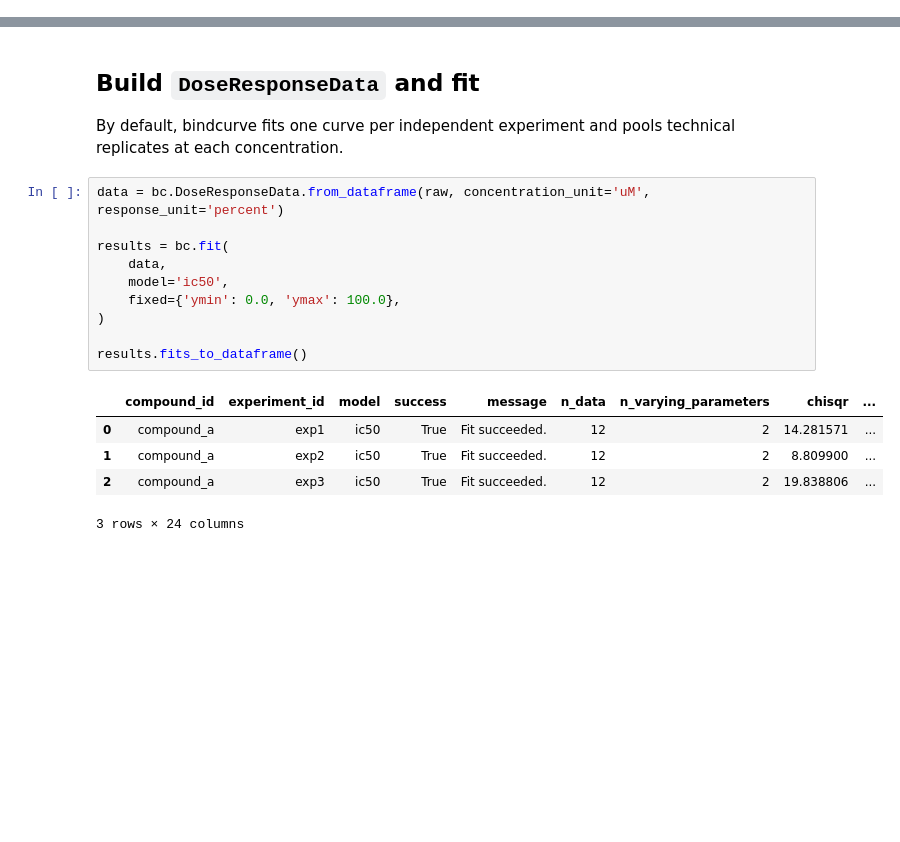
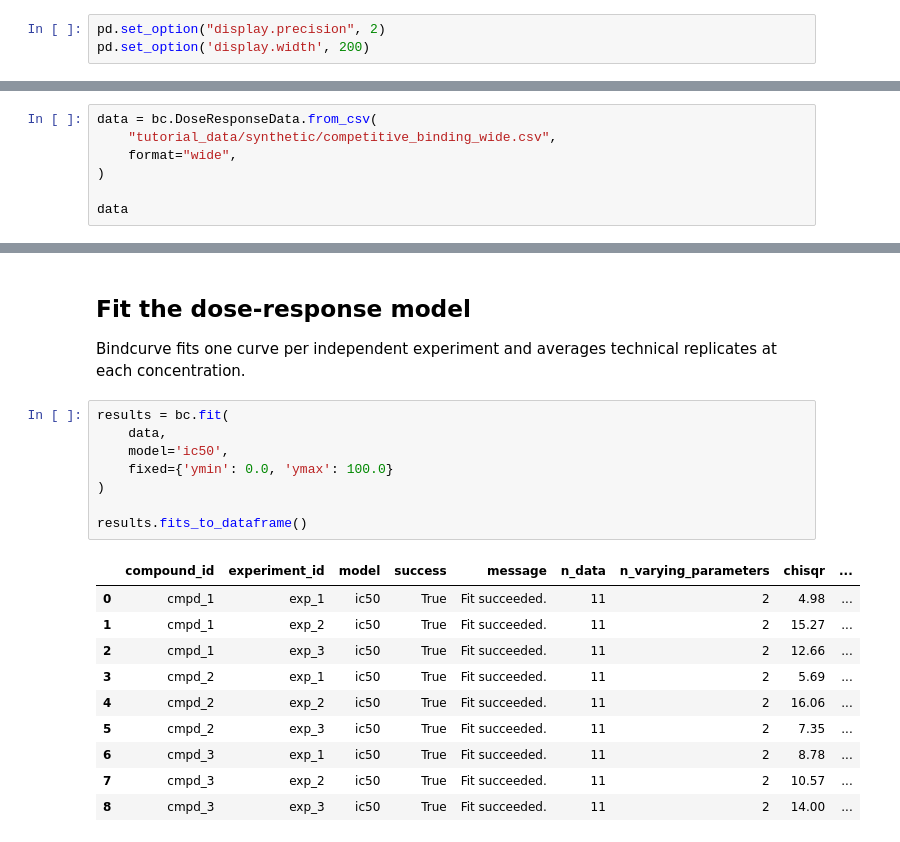
Before and after one commit to choutkaj/bindcurve, a Jupyter notebook: tutorials/00_basics.ipynb, the cells around one changed output, grey strips where cells are left out. Drawn from its saved outputs; the diff is of its cells as text; blank space fills up the shorter version.

```diff
--- a/tutorials/00_basics.ipynb
+++ b/tutorials/00_basics.ipynb
@@ -43,0 +13,3 @@ raw.head()
+# %%
+pd.set_option("display.precision", 2)
+pd.set_option('display.width', 200)
@@ -43,0 +18,7 @@ raw.head()
+# %%
+data = bc.DoseResponseData.from_csv(
+    "tutorial_data/synthetic/competitive_binding_wide.csv",
+    format="wide",
+)
+
+data
@@ -44,23 +40,26 @@ raw.head()
 # %% [markdown]
-## Build `DoseResponseData` and fit
+## Fit the dose-response model
 
-By default, bindcurve fits one curve per independent experiment and pools technical replicates at each concentration.
+Bindcurve fits one curve per independent experiment and averages technical replicates at each concentration.
 # %%
-data = bc.DoseResponseData.from_dataframe(raw, concentration_unit='uM', response_unit='percent')
-
 results = bc.fit(
     data,
     model='ic50',
-    fixed={'ymin': 0.0, 'ymax': 100.0},
+    fixed={'ymin': 0.0, 'ymax': 100.0}
 )
 
 results.fits_to_dataframe()
 # %% [output]
 |  | compound_id | experiment_id | model | success | message | n_data | n_varying_parameters | chisqr | ... |
-| 0 | compound_a | exp1 | ic50 | True | Fit succeeded. | 12 | 2 | 14.281571 | ... |
-| 1 | compound_a | exp2 | ic50 | True | Fit succeeded. | 12 | 2 | 8.809900 | ... |
-| 2 | compound_a | exp3 | ic50 | True | Fit succeeded. | 12 | 2 | 19.838806 | ... |
+| 0 | cmpd_1 | exp_1 | ic50 | True | Fit succeeded. | 11 | 2 | 4.98 | ... |
+| 1 | cmpd_1 | exp_2 | ic50 | True | Fit succeeded. | 11 | 2 | 15.27 | ... |
+| 2 | cmpd_1 | exp_3 | ic50 | True | Fit succeeded. | 11 | 2 | 12.66 | ... |
+| 3 | cmpd_2 | exp_1 | ic50 | True | Fit succeeded. | 11 | 2 | 5.69 | ... |
+| 4 | cmpd_2 | exp_2 | ic50 | True | Fit succeeded. | 11 | 2 | 16.06 | ... |
+| 5 | cmpd_2 | exp_3 | ic50 | True | Fit succeeded. | 11 | 2 | 7.35 | ... |
+| 6 | cmpd_3 | exp_1 | ic50 | True | Fit succeeded. | 11 | 2 | 8.78 | ... |
+| 7 | cmpd_3 | exp_2 | ic50 | True | Fit succeeded. | 11 | 2 | 10.57 | ... |
+| 8 | cmpd_3 | exp_3 | ic50 | True | Fit succeeded. | 11 | 2 | 14.00 | ... |
-3 rows × 24 columns
 # %%
 results.summary_to_dataframe()
 # %% [output]
```
Also changed, not shown: parts of 12 cells of this notebook, 44 other files.
